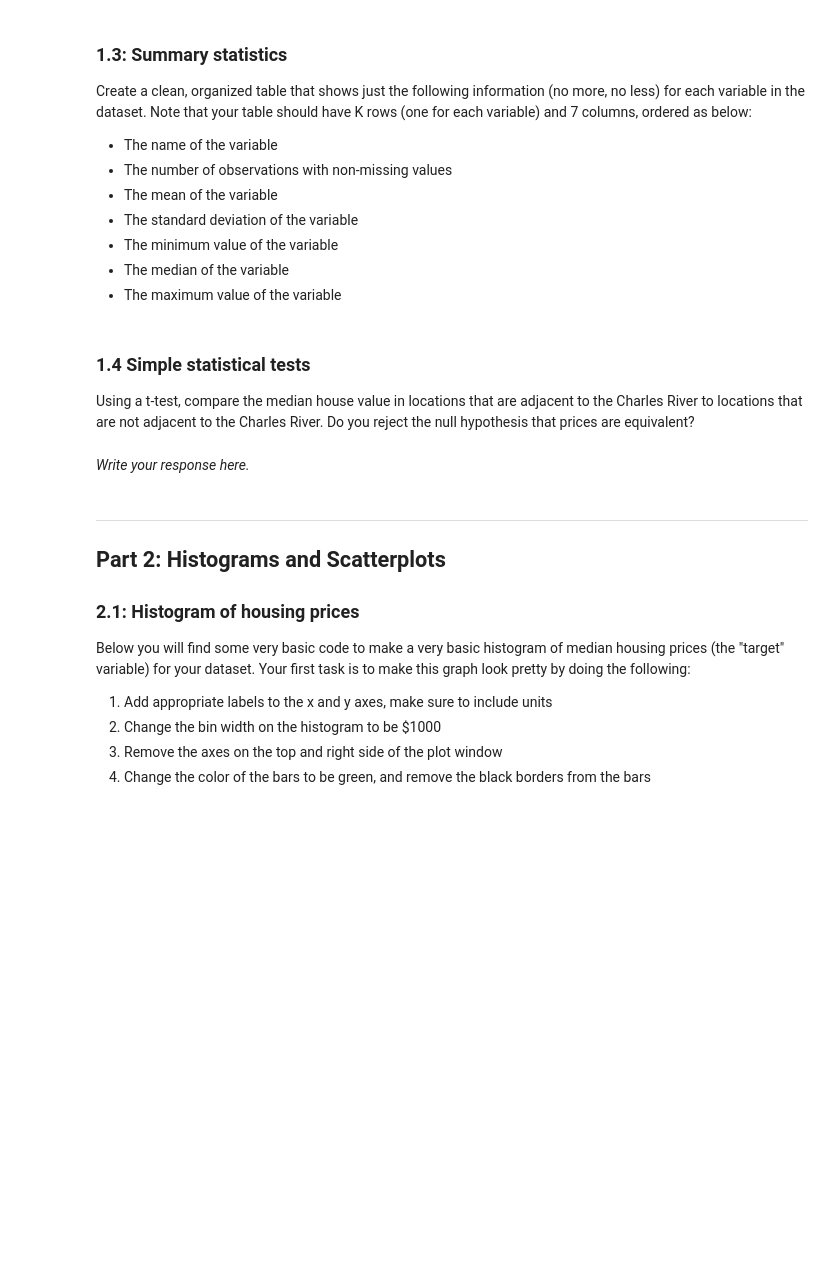
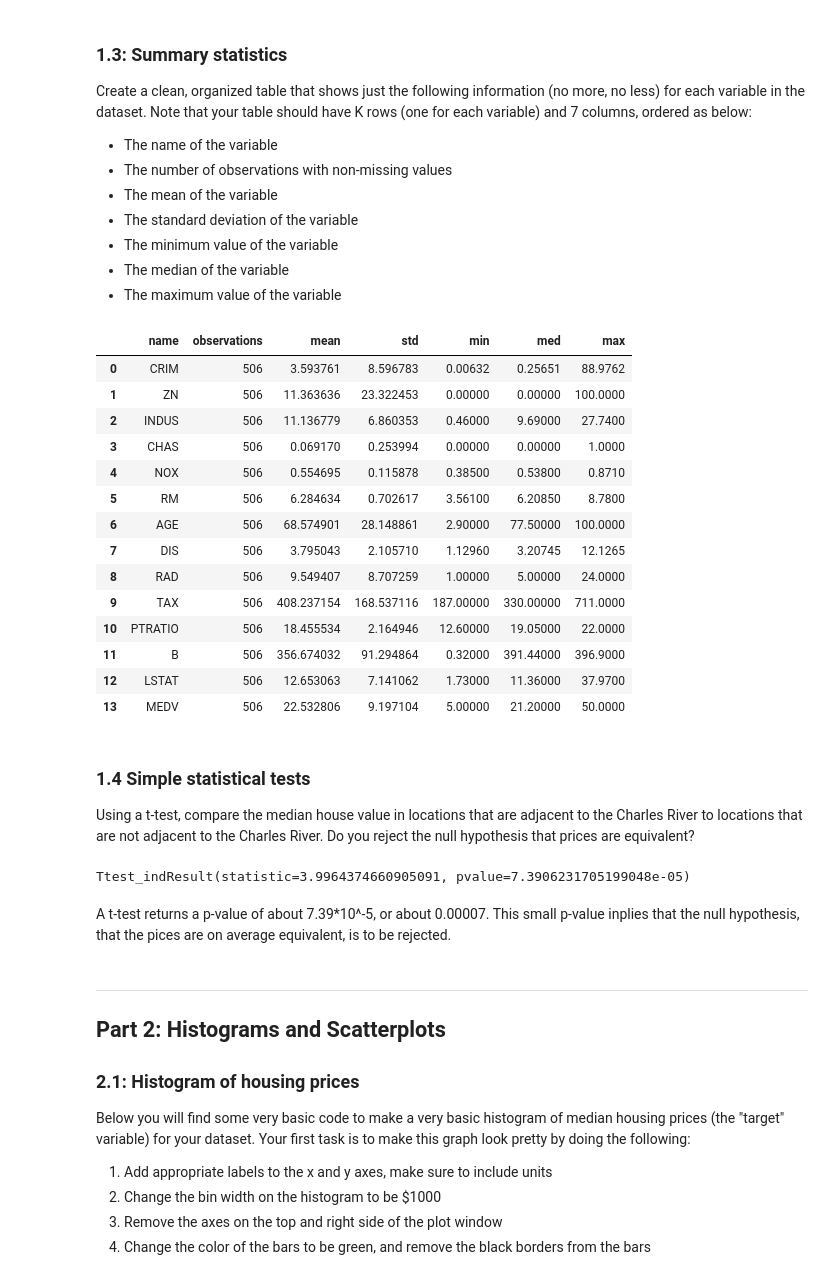
Before and after one commit to Raktos/info371-ps1, a Jupyter notebook: HO_JASON-INFO371-PS1.ipynb, the cells around one changed output. Drawn from its saved outputs; the diff is of its cells as text; code cells hidden in the pictures; blank space fills up the shorter version.

```diff
--- a/HO_JASON-INFO371-PS1.ipynb
+++ b/HO_JASON-INFO371-PS1.ipynb
@@ -147,3 +231,35 @@ Create a clean, organized table that shows just the following information (no mo
+# %%
+columns = ['name', 'observations', 'mean', 'std', 'min', 'med', 'max']
+data = []
+for column in boston:
+    row = []
+    row.append(column)
+    row.append(np.count_nonzero(~np.isnan(boston[column])))
+    row.append(boston[column].mean())
+    row.append(boston[column].std())
+    row.append(boston[column].min())
+    row.append(boston[column].median())
+    row.append(boston[column].max())
+    data.append(row)
+summary = pd.DataFrame(data)
+summary.columns = columns
+summary
+# %% [output]
+|  | name | observations | mean | std | min | med | max |
+| 0 | CRIM | 506 | 3.593761 | 8.596783 | 0.00632 | 0.25651 | 88.9762 |
+| 1 | ZN | 506 | 11.363636 | 23.322453 | 0.00000 | 0.00000 | 100.0000 |
+| 2 | INDUS | 506 | 11.136779 | 6.860353 | 0.46000 | 9.69000 | 27.7400 |
+| 3 | CHAS | 506 | 0.069170 | 0.253994 | 0.00000 | 0.00000 | 1.0000 |
+| 4 | NOX | 506 | 0.554695 | 0.115878 | 0.38500 | 0.53800 | 0.8710 |
+| 5 | RM | 506 | 6.284634 | 0.702617 | 3.56100 | 6.20850 | 8.7800 |
+| 6 | AGE | 506 | 68.574901 | 28.148861 | 2.90000 | 77.50000 | 100.0000 |
+| 7 | DIS | 506 | 3.795043 | 2.105710 | 1.12960 | 3.20745 | 12.1265 |
+| 8 | RAD | 506 | 9.549407 | 8.707259 | 1.00000 | 5.00000 | 24.0000 |
+| 9 | TAX | 506 | 408.237154 | 168.537116 | 187.00000 | 330.00000 | 711.0000 |
+| 10 | PTRATIO | 506 | 18.455534 | 2.164946 | 12.60000 | 19.05000 | 22.0000 |
+| 11 | B | 506 | 356.674032 | 91.294864 | 0.32000 | 391.44000 | 396.9000 |
+| 12 | LSTAT | 506 | 12.653063 | 7.141062 | 1.73000 | 11.36000 | 37.9700 |
+| 13 | MEDV | 506 | 22.532806 | 9.197104 | 5.00000 | 21.20000 | 50.0000 |
 # %% [markdown]
 ### 1.4 Simple statistical tests
 
@@ -153,5 +267,11 @@ Using a t-test, compare the median house value in locations that are adjacent to
-# %% [markdown]
-*Write your response here.*
+# %%
+sp.stats.ttest_ind(boston[boston.CHAS == 1].MEDV, boston[boston.CHAS == 0].MEDV)
+
+# reject null hypothesis
+# %% [output]
+Ttest_indResult(statistic=3.9964374660905091, pvalue=7.3906231705199048e-05)
+# %% [markdown]
+A t-test returns a p-value of about 7.39*10^-5, or about 0.00007. This small p-value inplies that the null hypothesis, that the pices are on average equivalent, is to be rejected.
 # %% [markdown]
 ---
 
```
Also changed, not shown: parts of 22 cells of this notebook, 1 other file.
